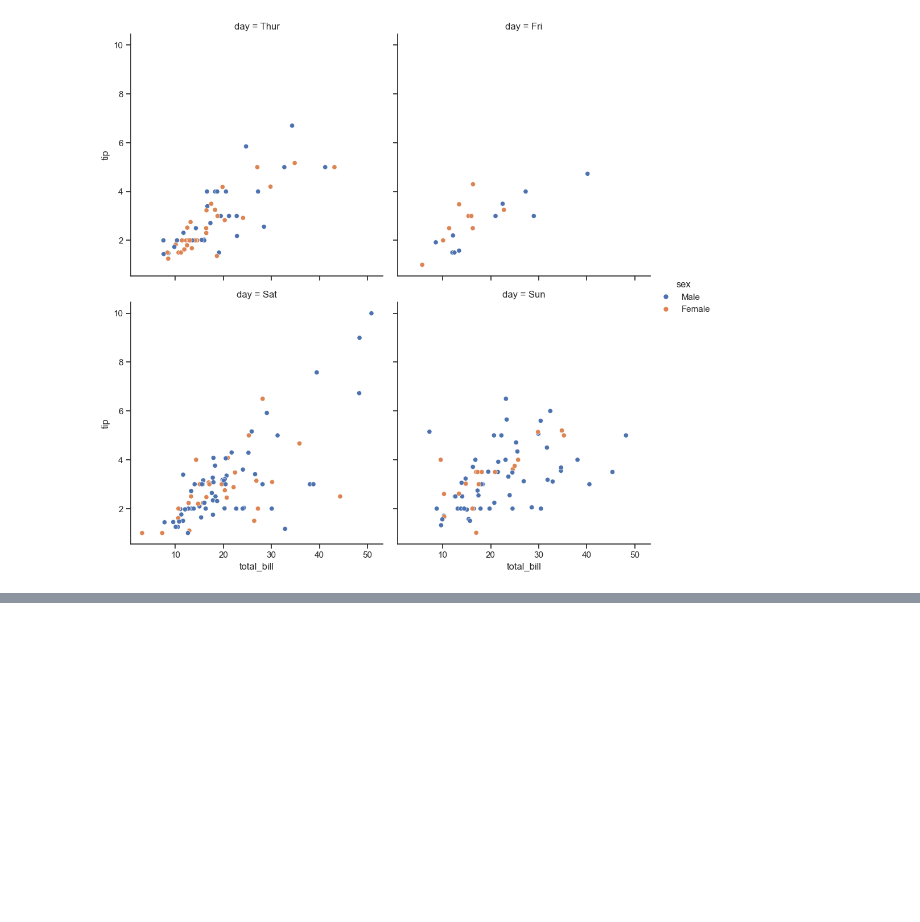
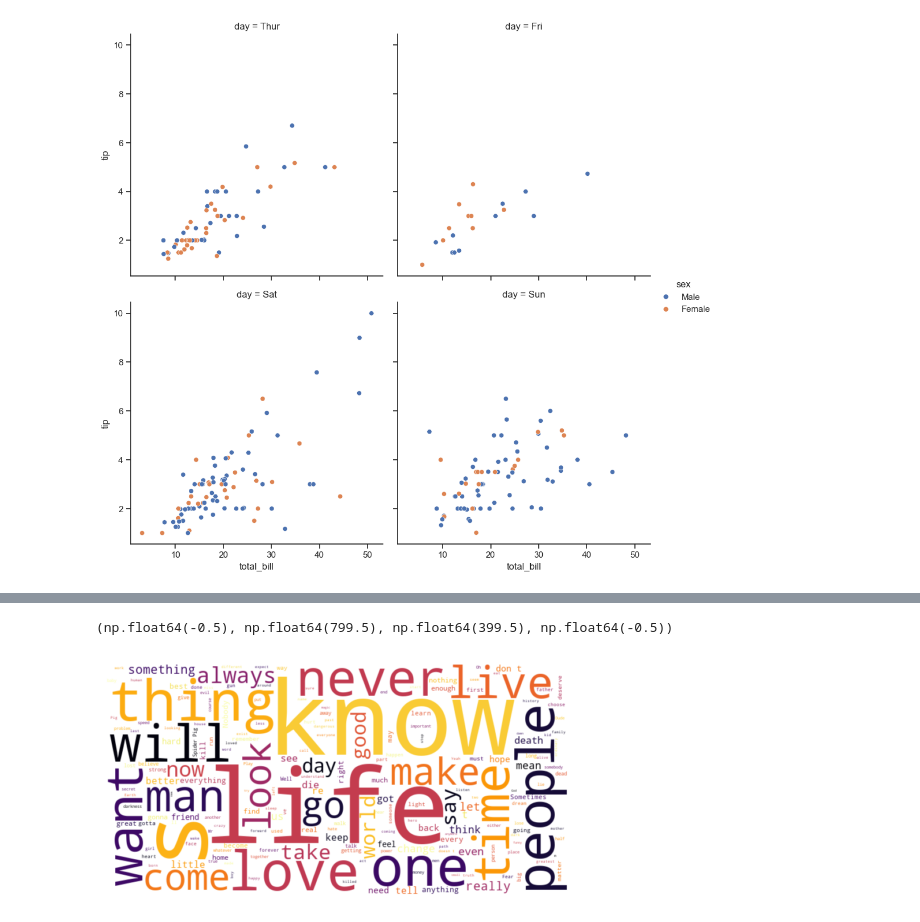
Before and after one commit to evankchan/visualization, a Jupyter notebook: 02_activities/assignments/participation/lecture01_03_04.ipynb, the cells around one changed output, grey strips where cells are left out. Cells and saved outputs as stored; diff of their text form; code cells hidden in the pictures; blank space fills up the shorter version.

```diff
--- a/02_activities/assignments/participation/lecture01_03_04.ipynb
+++ b/02_activities/assignments/participation/lecture01_03_04.ipynb
@@ -608,0 +617,6 @@ graph.add_trace(go.Scatter(x=x1,y=y1,mode='markers',
+# %%
+#word clouds
+%pip install wordcloud
+from wordcloud import WordCloud
+df = pd.read_csv('https://raw.githubusercontent.com/prasertcbs/basic-dataset/master/movie_quotes.csv',on_bad_lines='skip')
+df
@@ -608,0 +654,16 @@ graph.add_trace(go.Scatter(x=x1,y=y1,mode='markers',
+# %%
+#combine all quotes into one string
+text = " ".join(quote for quote in df.quote)
+
+#generate word cloud
+wordcloud = WordCloud(width=800, height=400, background_color='white',colormap='inferno').generate(text)
+
+#use matplotlib to display the word cloud
+fig,ax = plt.subplots(figsize=(7,3))
+ax.imshow(wordcloud.to_array(), interpolation='bilinear') #bilinear interpolation for smooth display
+#imshow is for displaying images in matplotlib
+#wordclour.to_array() converts wordcloud to an array format for imshow
+ax.axis('off') #removing axes
+# %% [output]
+(np.float64(-0.5), np.float64(799.5), np.float64(399.5), np.float64(-0.5))
+[figure, added]
```
Also changed, not shown: parts of 8 cells of this notebook.
